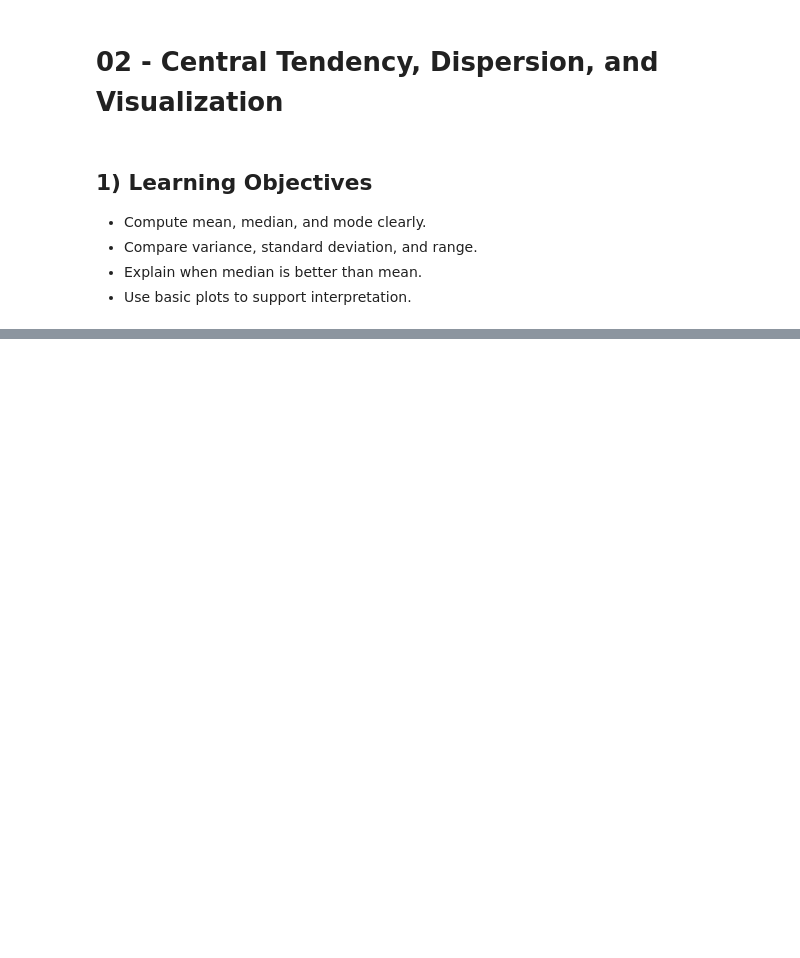
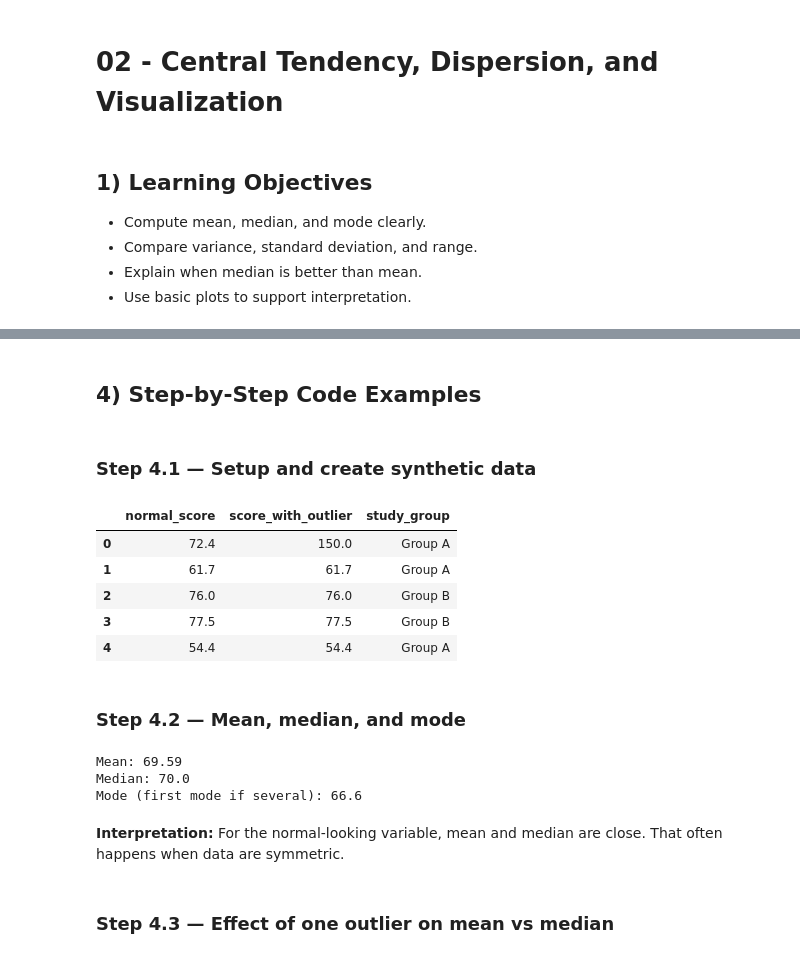
Before and after one commit to MehrdadJalali-AI/stat-ml-teaching-materials, a Jupyter notebook: Week_01_Statistical_Foundations_and_Inference/Lecture_Support/02_Central_Tendency_Dispersion_and_Visualization.ipynb, the cells around one changed output, grey strips where cells are left out. Drawn from its saved outputs; the diff is of its cells as text; code cells hidden in the pictures; blank space fills up the shorter version.

```diff
--- a/Week_01_Statistical_Foundations_and_Inference/Lecture_Support/02_Central_Tendency_Dispersion_and_Visualization.ipynb
+++ b/Week_01_Statistical_Foundations_and_Inference/Lecture_Support/02_Central_Tendency_Dispersion_and_Visualization.ipynb
@@ -227,0 +23,54 @@ Visualization helps validate table-based conclusions before formal tests.
+# %% [markdown]
+## 4) Step-by-Step Code Examples
+# %% [markdown]
+### Step 4.1 — Setup and create synthetic data
+# %%
+import numpy as np
+import pandas as pd
+import matplotlib.pyplot as plt
+import seaborn as sns
+
+np.random.seed(42)
+sns.set_theme(style='whitegrid')
+
+rng = np.random.default_rng(42)
+number_of_rows = 100
+
+normal_scores = rng.normal(loc=70, scale=8, size=number_of_rows)
+scores_with_outlier = normal_scores.copy()
+scores_with_outlier[0] = 150  # one extreme outlier
+
+course_data = pd.DataFrame({
+    'normal_score': np.round(normal_scores, 1),
+    'score_with_outlier': np.round(scores_with_outlier, 1),
+    'study_group': rng.choice(['Group A', 'Group B'], size=number_of_rows),
+})
+
+course_data.head()
+# %% [output]
+|  | normal_score | score_with_outlier | study_group |
+| 0 | 72.4 | 150.0 | Group A |
+| 1 | 61.7 | 61.7 | Group A |
+| 2 | 76.0 | 76.0 | Group B |
+| 3 | 77.5 | 77.5 | Group B |
+| 4 | 54.4 | 54.4 | Group A |
+# %% [markdown]
+### Step 4.2 — Mean, median, and mode
+# %%
+column_name = 'normal_score'
+
+mean_value = course_data[column_name].mean()
+median_value = course_data[column_name].median()
+mode_series = course_data[column_name].mode()
+
+print('Mean:', round(mean_value, 2))
+print('Median:', round(median_value, 2))
+print('Mode (first mode if several):', mode_series.iloc[0])
+# %% [output]
+Mean: 69.59
+Median: 70.0
+Mode (first mode if several): 66.6
+# %% [markdown]
+**Interpretation:** For the normal-looking variable, mean and median are close. That often happens when data are symmetric.
+# %% [markdown]
+### Step 4.3 — Effect of one outlier on mean vs median
```
Also changed, not shown: parts of 48 cells of this notebook, 15 other files.
